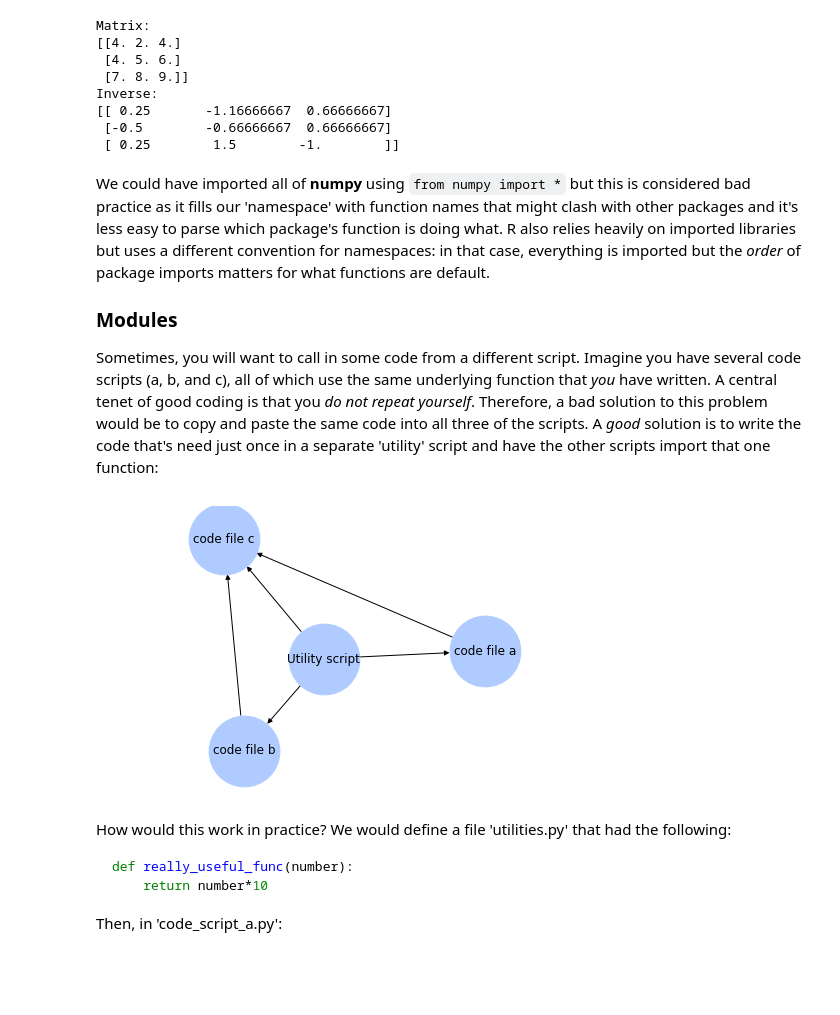
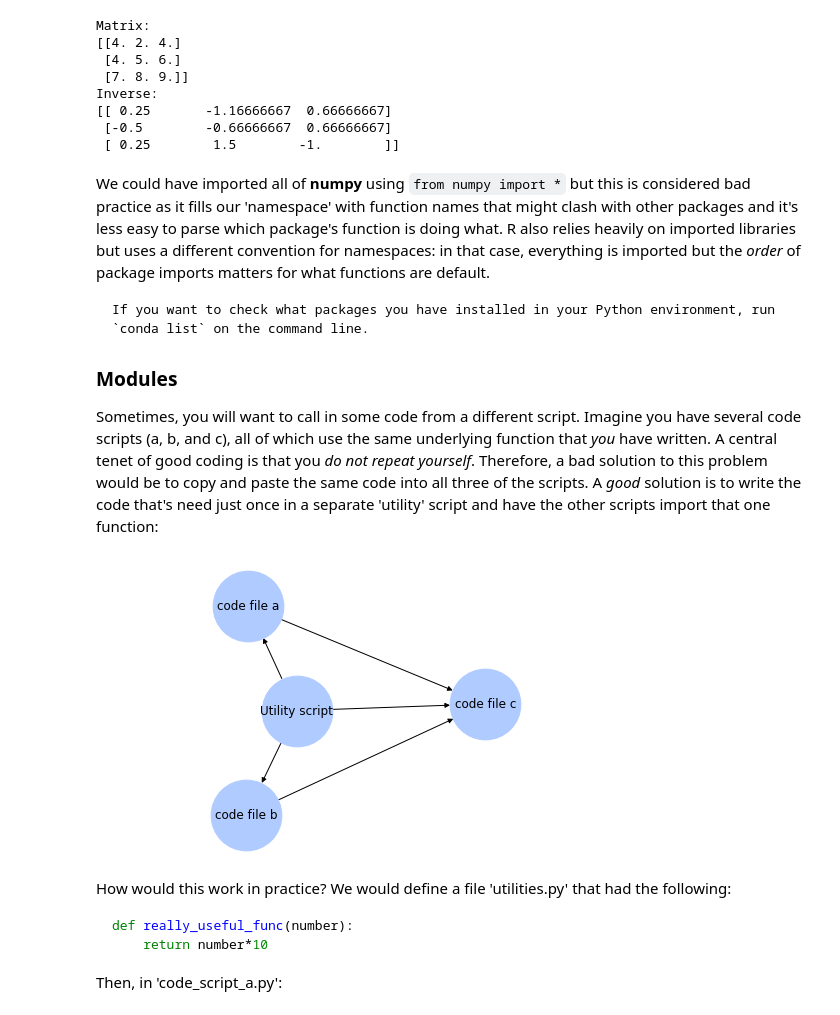
Before and after one commit to lukestein/coding-for-economists, a Jupyter notebook: _sources/basics-of-coding.ipynb, the cells around one changed output. Saved outputs shown, nothing was run; the diff lists cells and outputs as text; code cells hidden in the pictures; blank space fills up the shorter version.

````diff
--- a/_sources/basics-of-coding.ipynb
+++ b/_sources/basics-of-coding.ipynb
@@ -448,6 +448,10 @@ Inverse:
  [ 0.25        1.5        -1.        ]]
 # %% [markdown]
 We could have imported all of **numpy** using `from numpy import *` but this is considered bad practice as it fills our 'namespace' with function names that might clash with other packages and it's less easy to parse which package's function is doing what. R also relies heavily on imported libraries but uses a different convention for namespaces: in that case, everything is imported but the *order* of package imports matters for what functions are default.
+
+```{note}
+If you want to check what packages you have installed in your Python environment, run `conda list` on the command line.
+```
 
 ### Modules
 
@@ -455,19 +459,20 @@ Sometimes, you will want to call in some code from a different script. Imagine y
 # %%
 import networkx as nx
 import matplotlib.pyplot as plt
 graph = nx.DiGraph()
 graph.add_edges_from([("Utility script", "code file a"),
                       ("Utility script", "code file b"),
                       ("code file a", "code file c"),
                       ("code file b", "code file c"),
                       ("Utility script", "code file c")])
 colour_node = '#AFCBFF'
-nx.draw(graph, with_labels=True, node_size=5000, node_color=colour_node)
+fixed_pos = nx.spring_layout(graph, seed = 100)
+nx.draw(graph, pos=fixed_pos, with_labels=True, node_size=5000, node_color=colour_node)
 plt.xlim(-1.3, 1.3)
 plt.ylim(-1.3, 1.3)
 plt.show();
 # %% [output]
-[figure, old version]
+[figure, new version]
 # %% [markdown]
 How would this work in practice? We would define a file 'utilities.py' that had the following:
 
````
Also changed, not shown: parts of 7 cells of this notebook, 34 other files.
